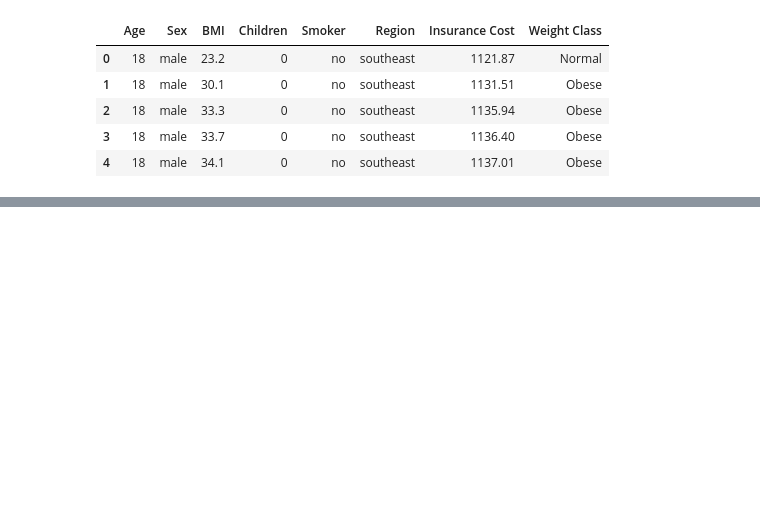
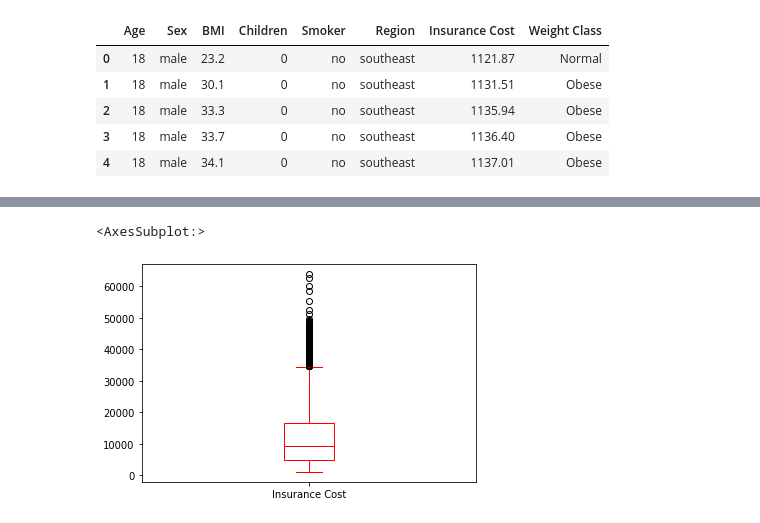
Before and after one commit to QuinnMarshal/course-project-group_1004, a Jupyter notebook: analysis/Sarvagya/milestone2.ipynb, the cells around one changed output, grey strips where cells are left out. Saved outputs shown, nothing was run; the diff lists cells and outputs as text; code cells hidden in the pictures; blank space fills up the shorter version.

```diff
--- a/analysis/Sarvagya/milestone2.ipynb
+++ b/analysis/Sarvagya/milestone2.ipynb
@@ -14,0 +67,8 @@ insurance_cleaned.head()
+# %%
+# One last thing that seems abnormal from the df.describe() we performed in the beginning is the standard deviation for the insurance cost.
+# I want to check for outliers using a box plot on insurance cost.
+
+insurance_cleaned["Insurance Cost"].plot(kind = "box", color = 'red')
+# %% [output]
+<AxesSubplot:>
+[figure, added]
```
Also changed, not shown: parts of 7 cells of this notebook.
